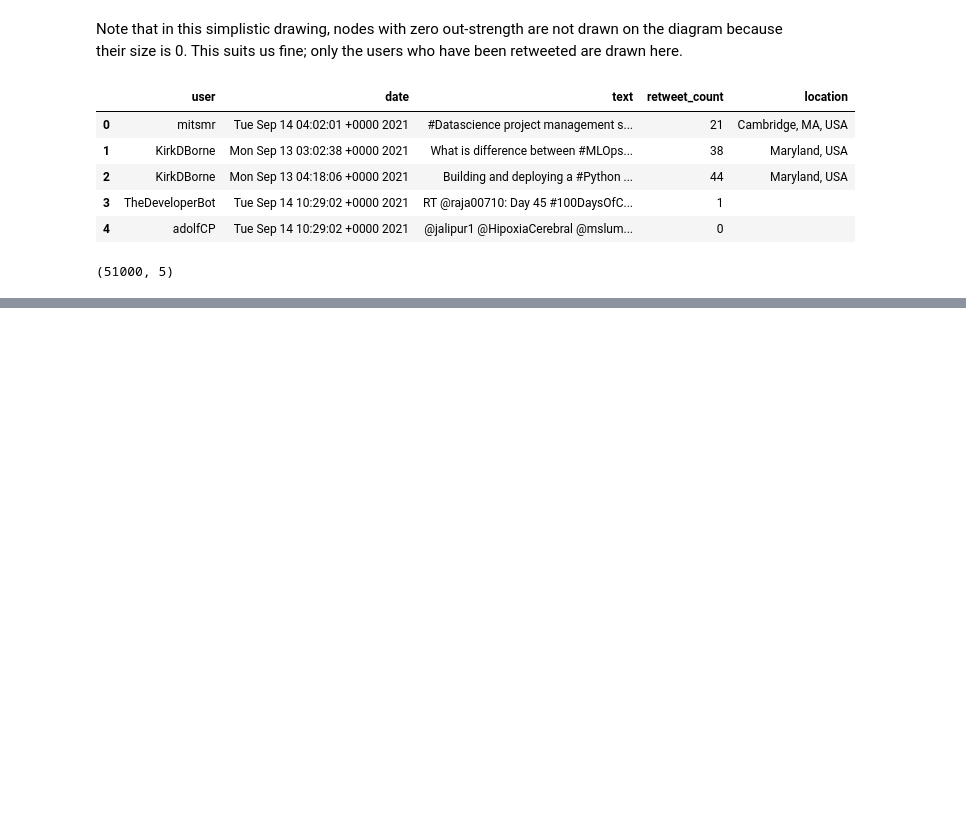
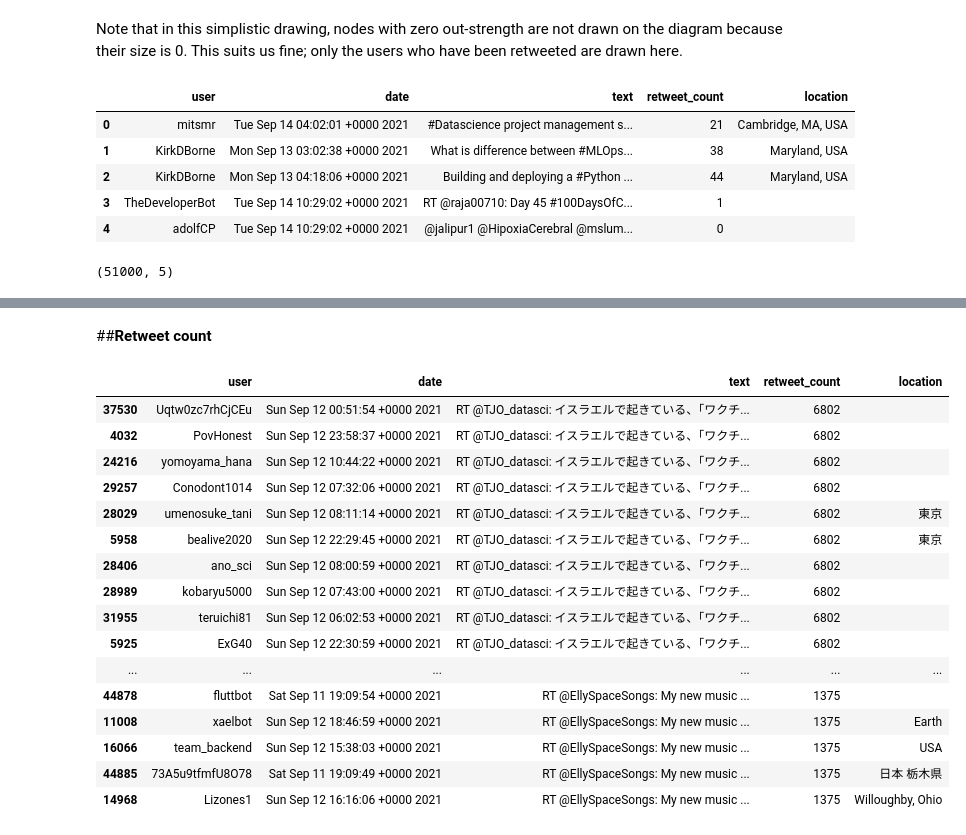
Before and after one commit to luannappontes/an-lisederedes, a Jupyter notebook: Projeto_UnidadeIII/Projeto_UnidadeIII.ipynb, the cells around one changed output, grey strips where cells are left out. Saved outputs shown, nothing was run; the diff lists cells and outputs as text; code cells hidden in the pictures; blank space fills up the shorter version.

```diff
--- a/Projeto_UnidadeIII/Projeto_UnidadeIII.ipynb
+++ b/Projeto_UnidadeIII/Projeto_UnidadeIII.ipynb
@@ -809,0 +911,23 @@ dff.to_csv("datascience.csv")
+# %% [markdown]
+##**Retweet count**
+# %%
+sort_val = ds.sort_values('retweet_count', ascending=False)
+sort_val.head(30)
+# %% [output]
+|  | user | date | text | retweet_count | location |
+| 37530 | Uqtw0zc7rhCjCEu | Sun Sep 12 00:51:54 +0000 2021 | RT @TJO_datasci: イスラエルで起きている、「ワクチ... | 6802 |  |
+| 4032 | PovHonest | Sun Sep 12 23:58:37 +0000 2021 | RT @TJO_datasci: イスラエルで起きている、「ワクチ... | 6802 |  |
+| 24216 | yomoyama_hana | Sun Sep 12 10:44:22 +0000 2021 | RT @TJO_datasci: イスラエルで起きている、「ワクチ... | 6802 |  |
+| 29257 | Conodont1014 | Sun Sep 12 07:32:06 +0000 2021 | RT @TJO_datasci: イスラエルで起きている、「ワクチ... | 6802 |  |
+| 28029 | umenosuke_tani | Sun Sep 12 08:11:14 +0000 2021 | RT @TJO_datasci: イスラエルで起きている、「ワクチ... | 6802 | 東京 |
+| 5958 | bealive2020 | Sun Sep 12 22:29:45 +0000 2021 | RT @TJO_datasci: イスラエルで起きている、「ワクチ... | 6802 | 東京 |
+| 28406 | ano_sci | Sun Sep 12 08:00:59 +0000 2021 | RT @TJO_datasci: イスラエルで起きている、「ワクチ... | 6802 |  |
+| 28989 | kobaryu5000 | Sun Sep 12 07:43:00 +0000 2021 | RT @TJO_datasci: イスラエルで起きている、「ワクチ... | 6802 |  |
+| 31955 | teruichi81 | Sun Sep 12 06:02:53 +0000 2021 | RT @TJO_datasci: イスラエルで起きている、「ワクチ... | 6802 |  |
+| 5925 | ExG40 | Sun Sep 12 22:30:59 +0000 2021 | RT @TJO_datasci: イスラエルで起きている、「ワクチ... | 6802 |  |
+| ... | ... | ... | ... | ... | ... |
+| 44878 | fluttbot | Sat Sep 11 19:09:54 +0000 2021 | RT @EllySpaceSongs: My new music ... | 1375 |  |
+| 11008 | xaelbot | Sun Sep 12 18:46:59 +0000 2021 | RT @EllySpaceSongs: My new music ... | 1375 | Earth |
+| 16066 | team_backend | Sun Sep 12 15:38:03 +0000 2021 | RT @EllySpaceSongs: My new music ... | 1375 | USA |
+| 44885 | 73A5u9tfmfU8O78 | Sat Sep 11 19:09:49 +0000 2021 | RT @EllySpaceSongs: My new music ... | 1375 | 日本 栃木県 |
+| 14968 | Lizones1 | Sun Sep 12 16:16:06 +0000 2021 | RT @EllySpaceSongs: My new music ... | 1375 | Willoughby, Ohio |
```
Also changed, not shown: parts of 18 cells of this notebook.
